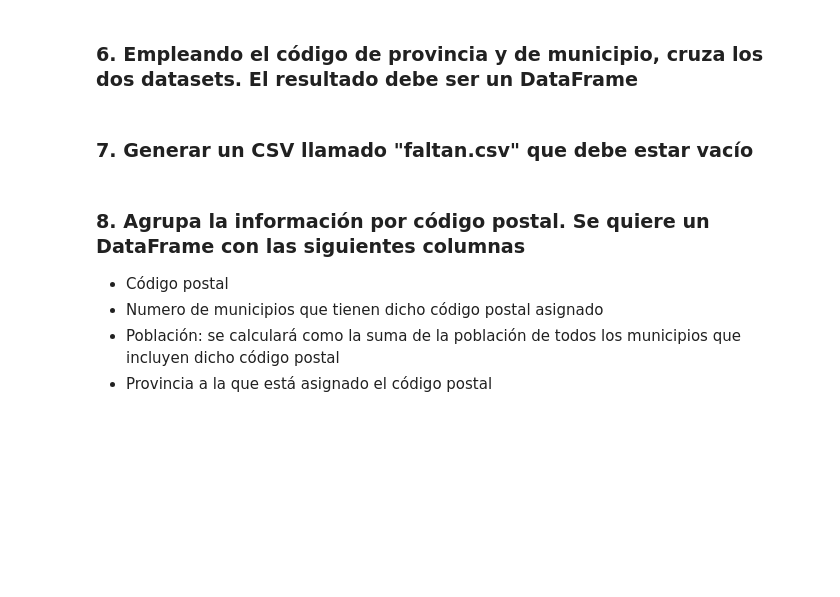
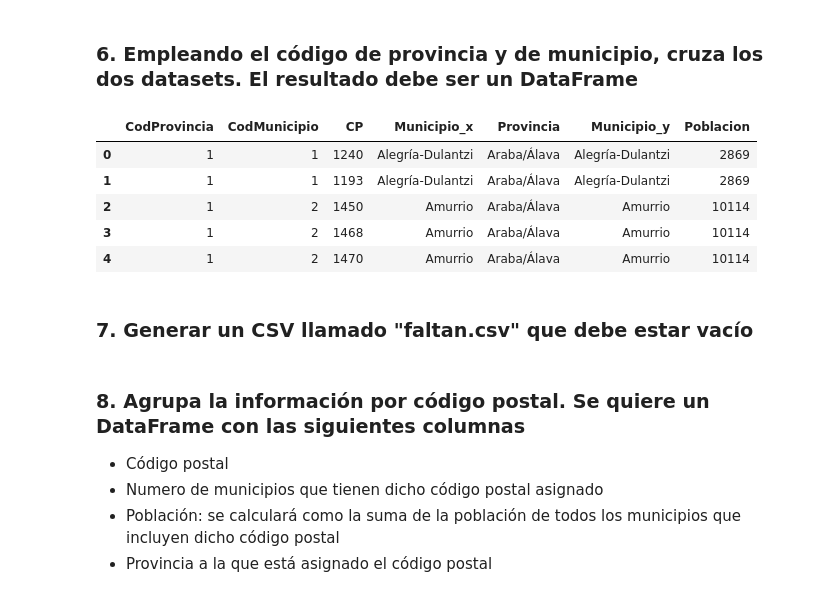
Before and after one commit to DanielProanoGuevara/InvestigacionIA, a Jupyter notebook: Trabajo1/Tema1_Daniel_Proaño.ipynb, the cells around one changed output. Saved outputs shown, nothing was run; the diff lists cells and outputs as text; code cells hidden in the pictures; blank space fills up the shorter version.

```diff
--- a/Trabajo1/Tema1_Daniel_Proaño.ipynb
+++ b/Trabajo1/Tema1_Daniel_Proaño.ipynb
@@ -304,7 +331,14 @@ df_CP_municipios.describe()
 # %%
 #Se utiliza la función 'merge' para cruzar las bases de datos en base al Código de municipio y al Código de provincia
 df_Merge = df_CP_municipios.merge(df_poblac_municipios, on = ['CodMunicipio','CodProvincia'])
 
-df_Merge.describe()
+df_Merge.head()
+# %% [output]
+|  | CodProvincia | CodMunicipio | CP | Municipio_x | Provincia | Municipio_y | Poblacion |
+| 0 | 1 | 1 | 1240 | Alegría-Dulantzi | Araba/Álava | Alegría-Dulantzi | 2869 |
+| 1 | 1 | 1 | 1193 | Alegría-Dulantzi | Araba/Álava | Alegría-Dulantzi | 2869 |
+| 2 | 1 | 2 | 1450 | Amurrio | Araba/Álava | Amurrio | 10114 |
+| 3 | 1 | 2 | 1468 | Amurrio | Araba/Álava | Amurrio | 10114 |
+| 4 | 1 | 2 | 1470 | Amurrio | Araba/Álava | Amurrio | 10114 |
 # %% [markdown]
 ### 7. Generar un CSV llamado "faltan.csv" que debe estar vacío
```
Also changed, not shown: parts of 9 cells of this notebook.
